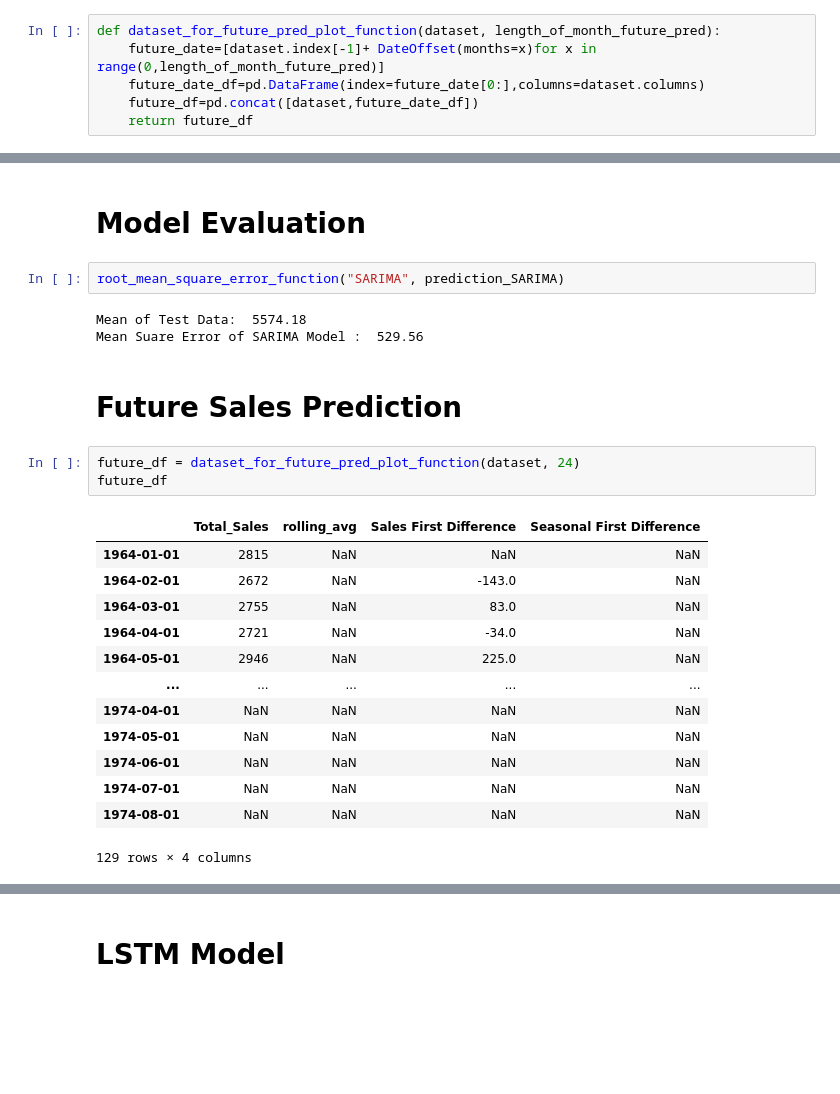
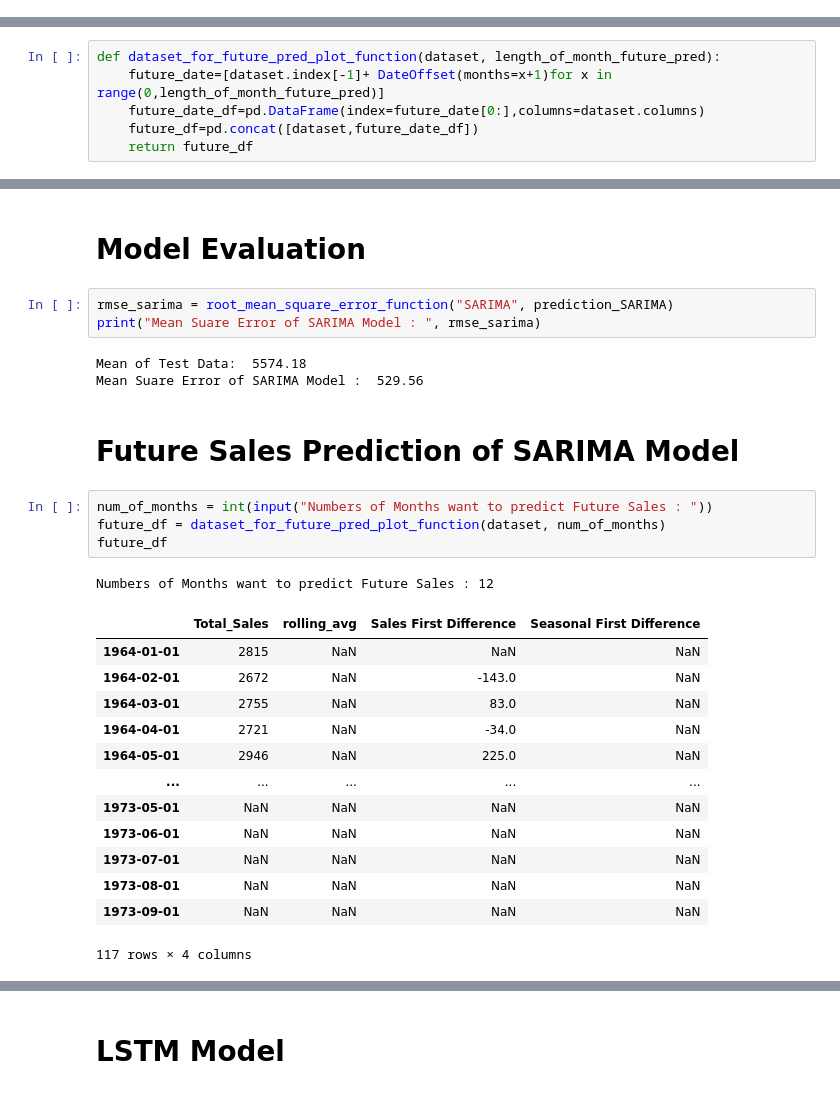
Before and after one commit to Bikas0/Sales-of-a-Retail-Store, a Jupyter notebook: Business Automation Ltd. Interview Skill Test/Predicting Monthly Sales for a Retail Stores.ipynb, the cells around one changed output, grey strips where cells are left out. Cells and saved outputs as stored; diff of their text form; blank space fills up the shorter version.

```diff
--- a/Business Automation Ltd. Interview Skill Test/Predicting Monthly Sales for a Retail Stores.ipynb
+++ b/Business Automation Ltd. Interview Skill Test/Predicting Monthly Sales for a Retail Stores.ipynb
@@ -115,6 +88,0 @@ def root_mean_square_error_function(model_name, prediction_value):
-# %%
-def dataset_for_future_pred_plot_function(dataset, length_of_month_future_pred):
-    future_date=[dataset.index[-1]+ DateOffset(months=x)for x in range(0,length_of_month_future_pred)]
-    future_date_df=pd.DataFrame(index=future_date[0:],columns=dataset.columns)
-    future_df=pd.concat([dataset,future_date_df])
-    return future_df
@@ -138,0 +116,6 @@ def predicted_data_function(num_of_months):
+# %%
+def dataset_for_future_pred_plot_function(dataset, length_of_month_future_pred):
+    future_date=[dataset.index[-1]+ DateOffset(months=x+1)for x in range(0,length_of_month_future_pred)]
+    future_date_df=pd.DataFrame(index=future_date[0:],columns=dataset.columns)
+    future_df=pd.concat([dataset,future_date_df])
+    return future_df
@@ -317,27 +336,30 @@ plot_test_pred_function("SARIMA", prediction_SARIMA)
 # %% [markdown]
 # Model Evaluation
-# %%
-root_mean_square_error_function("SARIMA", prediction_SARIMA)
-# %% [output]
-Mean of Test Data:  5574.18
-Mean Suare Error of SARIMA Model :  529.56
+# %%
+rmse_sarima = root_mean_square_error_function("SARIMA", prediction_SARIMA)
+print("Mean Suare Error of SARIMA Model : ", rmse_sarima)
+# %% [output]
+Mean of Test Data:  5574.18
+Mean Suare Error of SARIMA Model :  529.56
 # %% [markdown]
-# Future Sales Prediction
+# Future Sales Prediction of SARIMA Model
-# %%
-future_df = dataset_for_future_pred_plot_function(dataset, 24)
-future_df
-# %% [output]
-|  | Total_Sales | rolling_avg | Sales First Difference | Seasonal First Difference |
-| 1964-01-01 | 2815 | NaN | NaN | NaN |
-| 1964-02-01 | 2672 | NaN | -143.0 | NaN |
-| 1964-03-01 | 2755 | NaN | 83.0 | NaN |
-| 1964-04-01 | 2721 | NaN | -34.0 | NaN |
-| 1964-05-01 | 2946 | NaN | 225.0 | NaN |
-| ... | ... | ... | ... | ... |
-| 1974-04-01 | NaN | NaN | NaN | NaN |
-| 1974-05-01 | NaN | NaN | NaN | NaN |
-| 1974-06-01 | NaN | NaN | NaN | NaN |
-| 1974-07-01 | NaN | NaN | NaN | NaN |
-| 1974-08-01 | NaN | NaN | NaN | NaN |
-129 rows × 4 columns
+# %%
+num_of_months = int(input("Numbers of Months want to predict Future Sales : "))
+future_df = dataset_for_future_pred_plot_function(dataset, num_of_months)
+future_df
+# %% [output]
+Numbers of Months want to predict Future Sales : 12
+|  | Total_Sales | rolling_avg | Sales First Difference | Seasonal First Difference |
+| 1964-01-01 | 2815 | NaN | NaN | NaN |
+| 1964-02-01 | 2672 | NaN | -143.0 | NaN |
+| 1964-03-01 | 2755 | NaN | 83.0 | NaN |
+| 1964-04-01 | 2721 | NaN | -34.0 | NaN |
+| 1964-05-01 | 2946 | NaN | 225.0 | NaN |
+| ... | ... | ... | ... | ... |
+| 1973-05-01 | NaN | NaN | NaN | NaN |
+| 1973-06-01 | NaN | NaN | NaN | NaN |
+| 1973-07-01 | NaN | NaN | NaN | NaN |
+| 1973-08-01 | NaN | NaN | NaN | NaN |
+| 1973-09-01 | NaN | NaN | NaN | NaN |
+117 rows × 4 columns
 # %%
```
Also changed, not shown: parts of 52 cells of this notebook.
